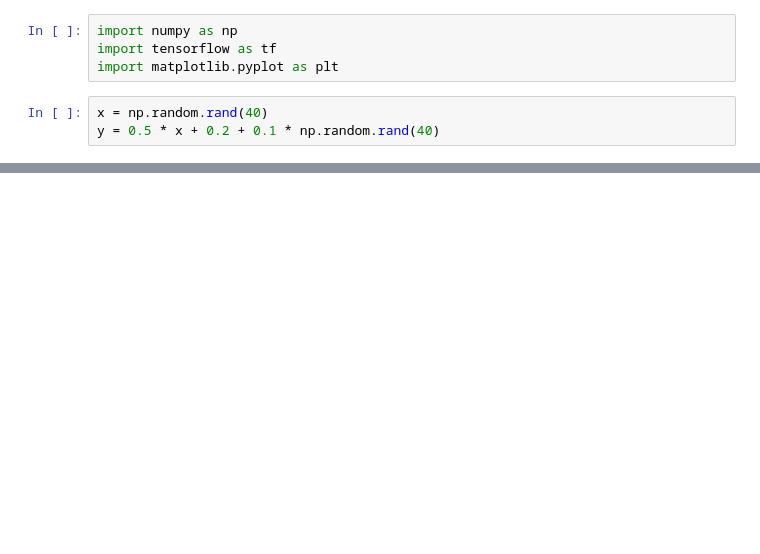
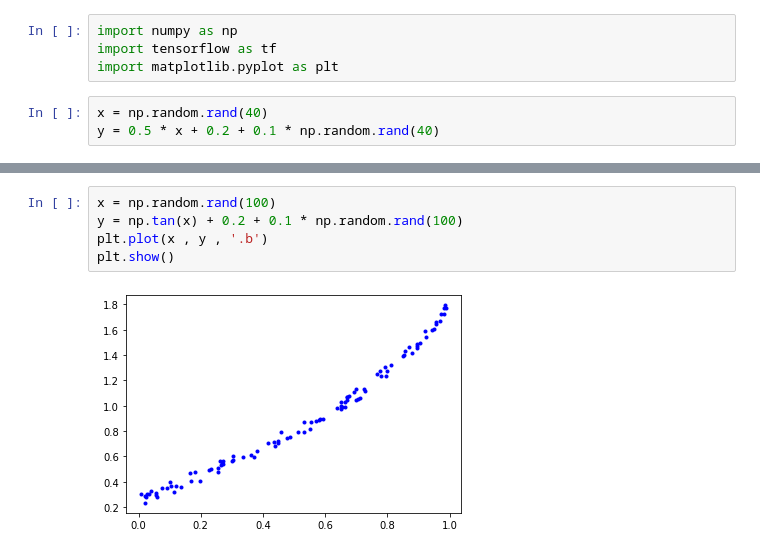
Before and after one commit to xHexlabx/AI-models, a Jupyter notebook: Linear Regression/Sample_Linear_Regression.ipynb, the cells around one changed output, grey strips where cells are left out. Saved outputs shown, nothing was run; the diff lists cells and outputs as text; blank space fills up the shorter version.

```diff
--- a/Linear Regression/Sample_Linear_Regression.ipynb
+++ b/Linear Regression/Sample_Linear_Regression.ipynb
@@ -81,0 +82,7 @@ plt.show()
+# %%
+x = np.random.rand(100)
+y = np.tan(x) + 0.2 + 0.1 * np.random.rand(100)
+plt.plot(x , y , '.b')
+plt.show()
+# %% [output]
+[figure, added]
```
Also changed, not shown: parts of 13 cells of this notebook.
